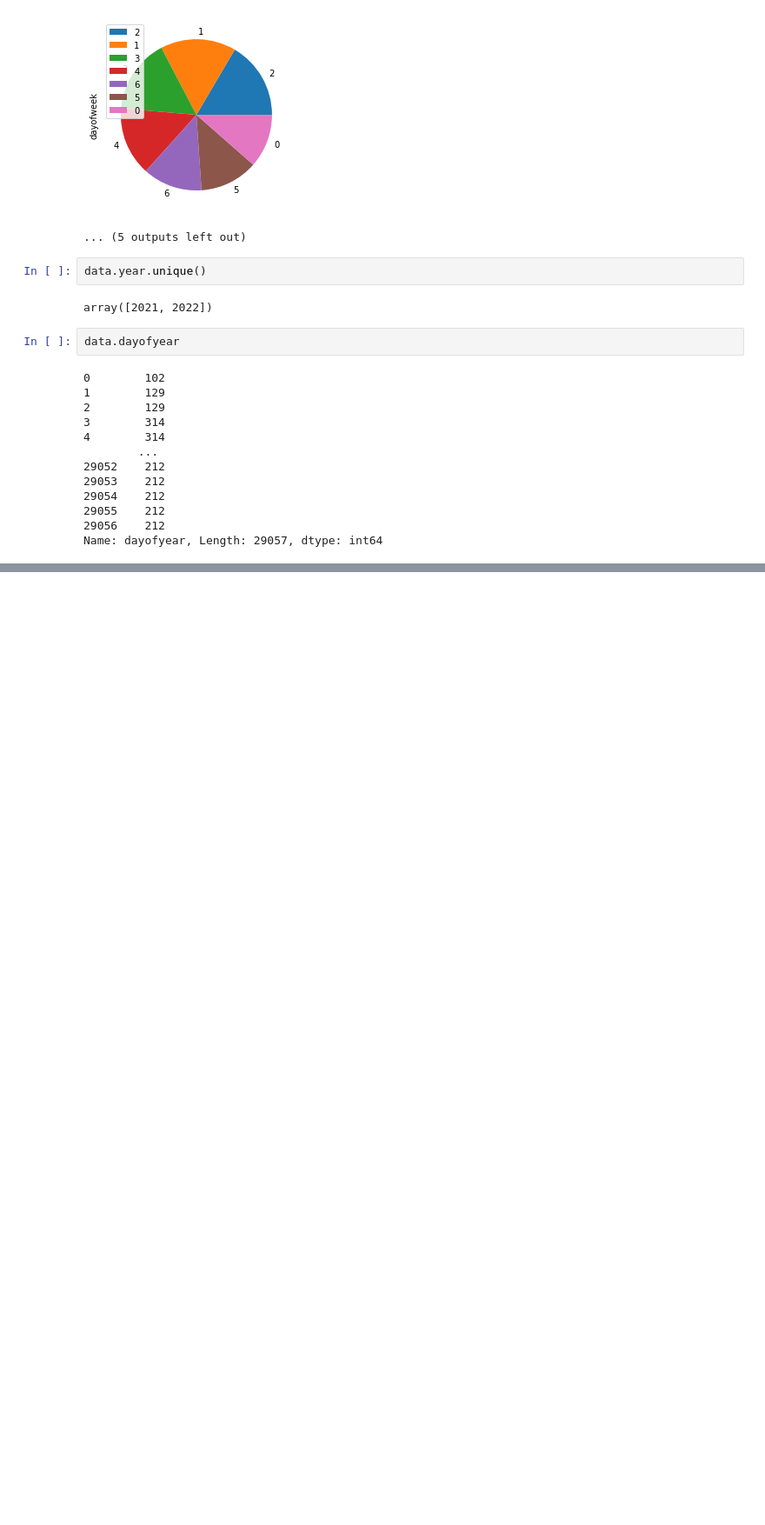
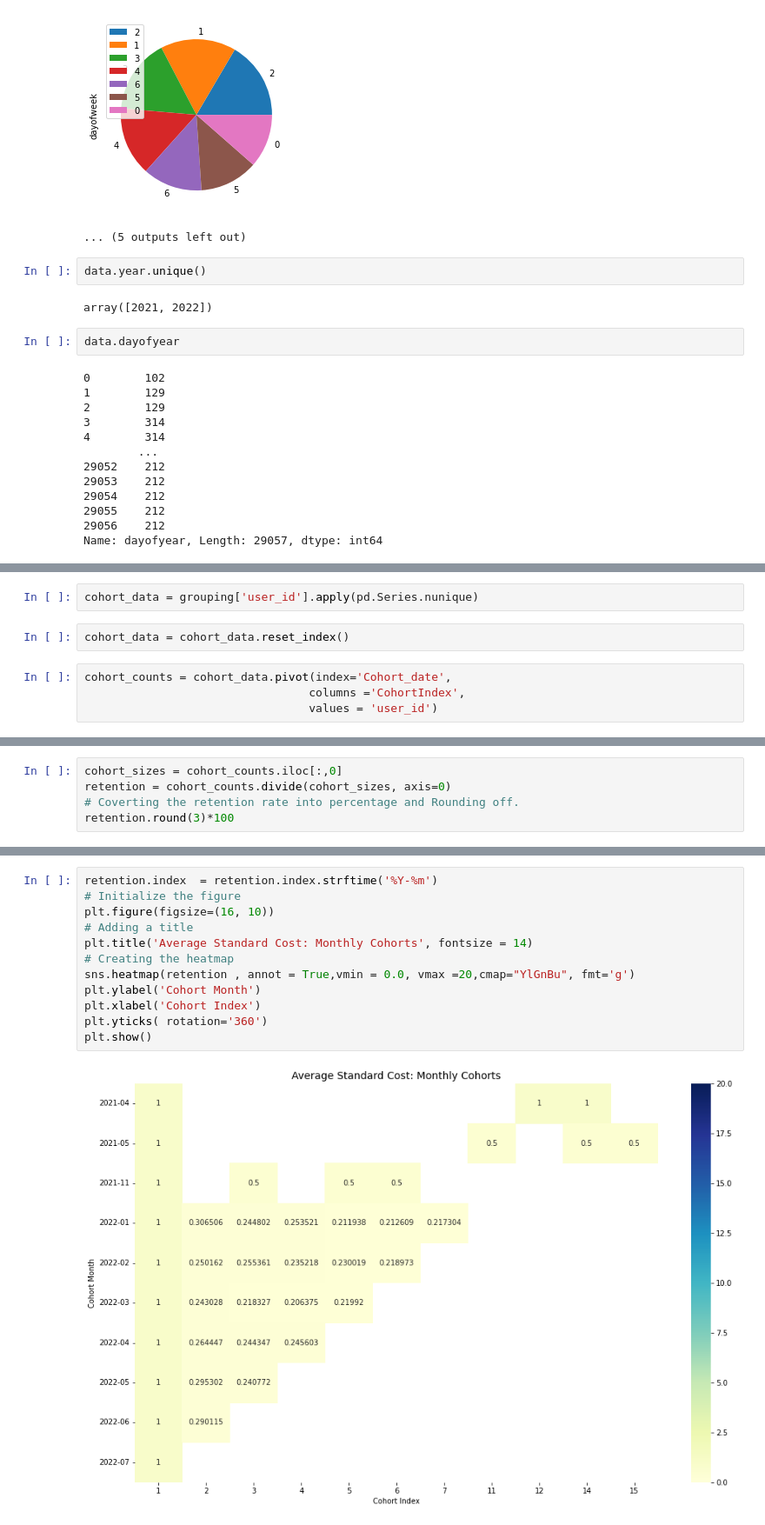
Before and after one commit to ali-talebi/Task_sf, a Jupyter notebook: Task1_sf.ipynb, the cells around one changed output, grey strips where cells are left out. Shown at 87% size. Drawn from its saved outputs; the diff is of its cells as text; blank space fills up the shorter version.

```diff
--- a/Task1_sf.ipynb
+++ b/Task1_sf.ipynb
@@ -310,0 +374,8 @@ Name: dayofyear, Length: 29057, dtype: int64
+# %%
+cohort_data = grouping['user_id'].apply(pd.Series.nunique)
+# %%
+cohort_data = cohort_data.reset_index()
+# %%
+cohort_counts = cohort_data.pivot(index='Cohort_date',
+                                 columns ='CohortIndex',
+                                 values = 'user_id')
@@ -310,0 +417,5 @@ Name: dayofyear, Length: 29057, dtype: int64
+# %%
+cohort_sizes = cohort_counts.iloc[:,0]
+retention = cohort_counts.divide(cohort_sizes, axis=0)
+# Coverting the retention rate into percentage and Rounding off.
+retention.round(3)*100
@@ -310,0 +435,14 @@ Name: dayofyear, Length: 29057, dtype: int64
+# %%
+retention.index  = retention.index.strftime('%Y-%m')
+# Initialize the figure
+plt.figure(figsize=(16, 10))
+# Adding a title
+plt.title('Average Standard Cost: Monthly Cohorts', fontsize = 14)
+# Creating the heatmap
+sns.heatmap(retention , annot = True,vmin = 0.0, vmax =20,cmap="YlGnBu", fmt='g')
+plt.ylabel('Cohort Month')
+plt.xlabel('Cohort Index')
+plt.yticks( rotation='360')
+plt.show()
+# %% [output]
+[figure, added]
```
Also changed, not shown: parts of 21 cells of this notebook.
